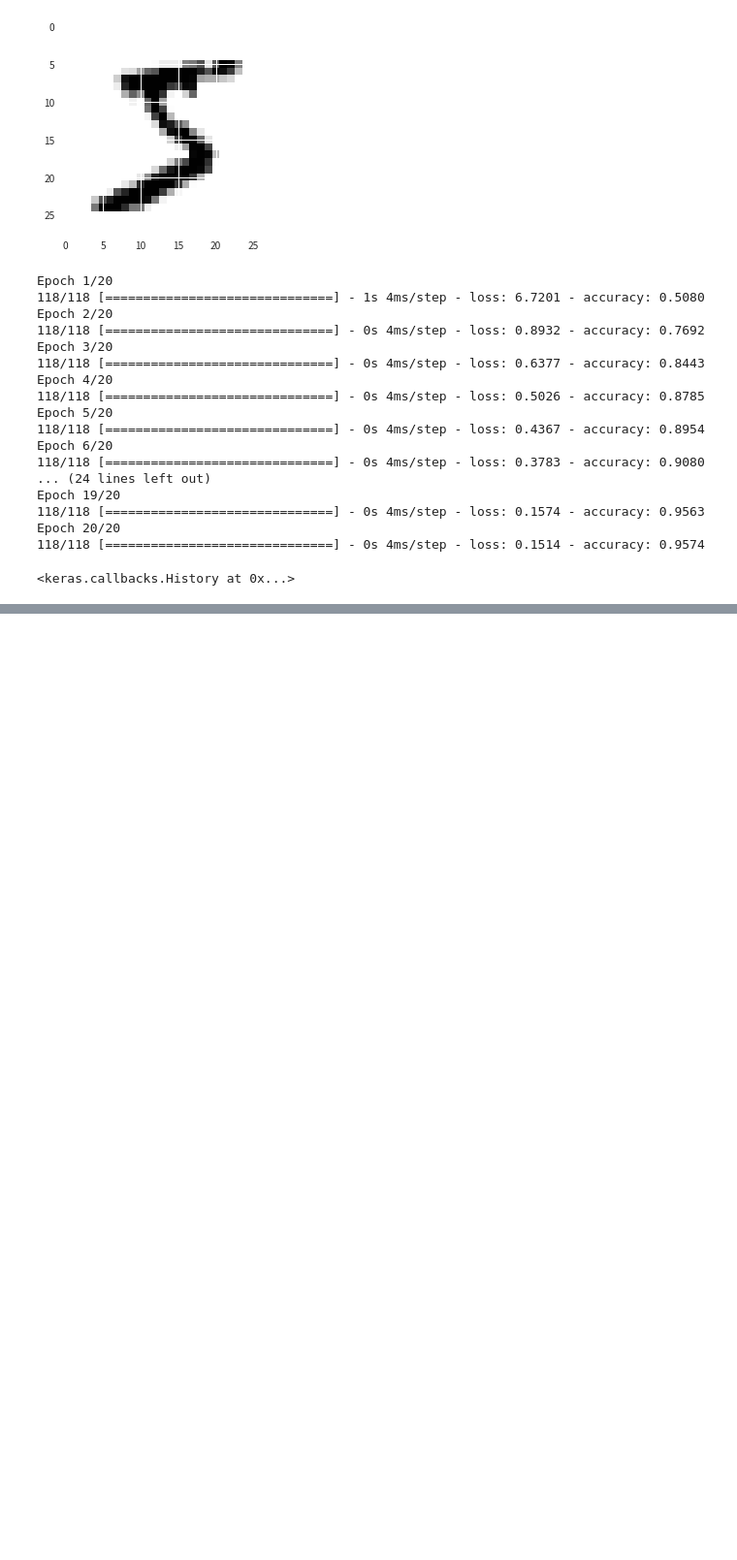
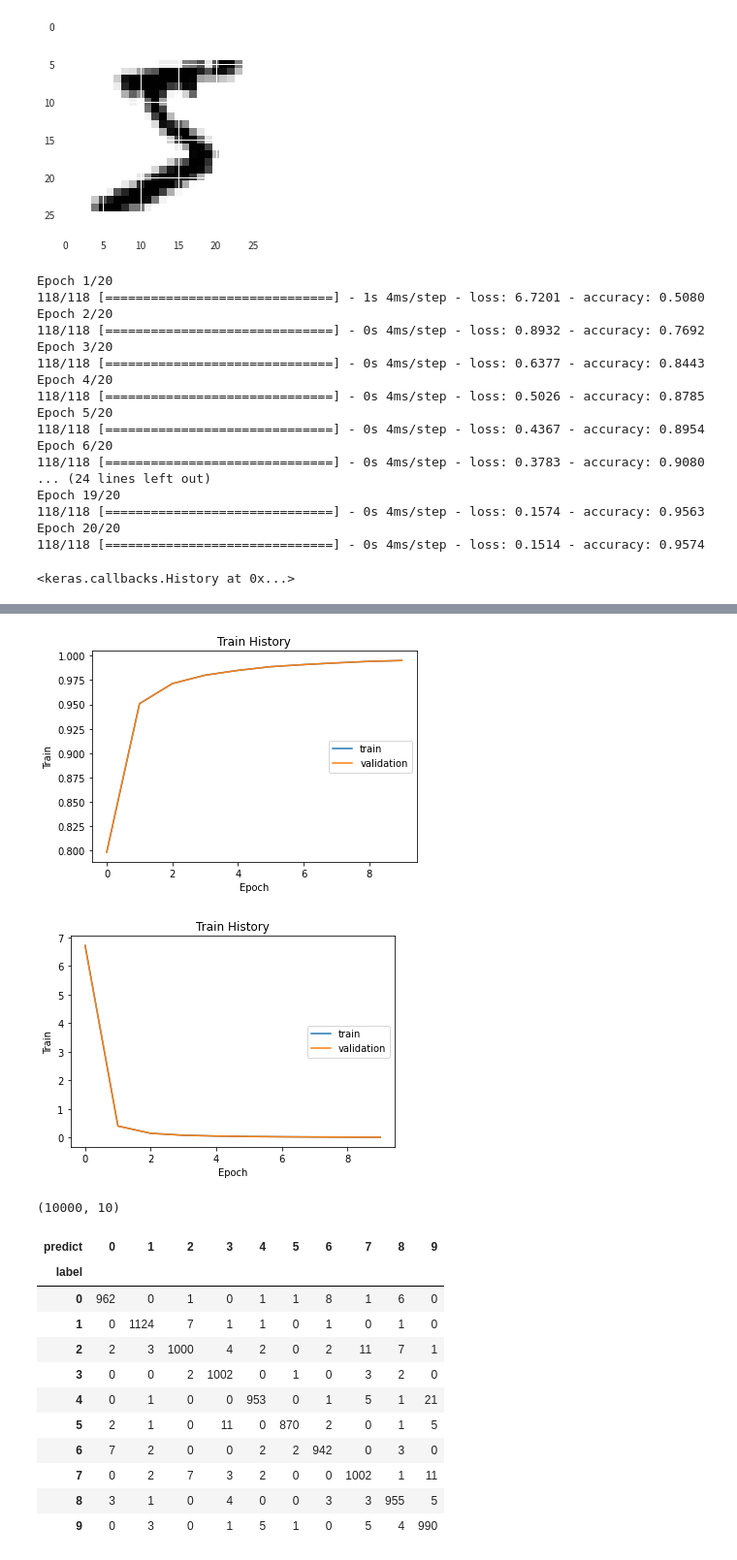
Before and after one commit to a2253390168/AI-, a Jupyter notebook: 「B07090040_ipynb」的副本.ipynb, the cells around one changed output, grey strips where cells are left out. Shown: that part at 97% size. Saved outputs shown, nothing was run; the diff lists cells and outputs as text; code cells hidden in the pictures; blank space fills up the shorter version.

```diff
--- a/「B07090040_ipynb」的副本.ipynb
+++ b/「B07090040_ipynb」的副本.ipynb
@@ -754,0 +759,13 @@ wn.synsets('dog')
+# %%
+from tensorflow import keras
+from keras.models import Sequential
+from keras.layers import Dense, Conv2D, MaxPooling2D, Flatten
+model=Sequential()
+model.add(Conv2D(filters=16, kernel_size=(5, 5), input_shape=(28, 28, 1), activation='relu'))
+model.add(MaxPooling2D(pool_size=(2, 2)))
+#model.add(Conv2D(filters=36, kernel_size=(5, 5), activation='relu'))
+#model.add(MaxPooling2D(pool_size=(2, 2)))
+model.add(Flatten())
+model.add(Dense(10, activation='softmax'))
+model.summary()
+model.compile(optimizer='rmsprop', loss='categorical_crossentropy', metrics=['accuracy'])
@@ -754,0 +791,6 @@ wn.synsets('dog')
+# %%
+mnist=keras.datasets.mnist
+(train_data, train_label), (test_data, test_label) = mnist.load_data()
+test_label_original=test_label #for crosstab
+train_label = keras.utils.to_categorical(train_label)
+test_label = keras.utils.to_categorical(test_label)
@@ -754,0 +801,2 @@ wn.synsets('dog')
+# %%
+train_history=model.fit(train_data,train_label,epochs=10,batch_size=512)
@@ -754,0 +830,39 @@ wn.synsets('dog')
+# %%
+#繪製正確性與損失立歷史圖
+import matplotlib.pyplot as plt
+import numpy as np
+
+def show_train_history(train_history, train, validation):
+    plt.plot(train_history.history[train])
+    plt.plot(train_history.history[validation])
+    plt.title('Train History')
+    plt.ylabel('Train')
+    plt.xlabel('Epoch')
+    plt.legend(['train', 'validation'], loc='center right')
+    plt.show()
+
+show_train_history(train_history, 'accuracy', 'accuracy')
+show_train_history(train_history, 'loss', 'loss')
+
+# Confusion Matrix混淆矩陣
+import pandas as pd
+prediction = model.predict(test_data)
+prediction_label=np.argmax(prediction,axis=1)
+print(test_label.shape)
+pd.crosstab(test_label_original, prediction_label, rownames=['label'], colnames=['predict'])
+# %% [output]
+[figure, added]
+[figure, added]
+(10000, 10)
+| predict | 0 | 1 | 2 | 3 | 4 | 5 | 6 | 7 | 8 | 9 |
+| label |  |  |  |  |  |  |  |  |  |  |
+| 0 | 962 | 0 | 1 | 0 | 1 | 1 | 8 | 1 | 6 | 0 |
+| 1 | 0 | 1124 | 7 | 1 | 1 | 0 | 1 | 0 | 1 | 0 |
+| 2 | 2 | 3 | 1000 | 4 | 2 | 0 | 2 | 11 | 7 | 1 |
+| 3 | 0 | 0 | 2 | 1002 | 0 | 1 | 0 | 3 | 2 | 0 |
+| 4 | 0 | 1 | 0 | 0 | 953 | 0 | 1 | 5 | 1 | 21 |
+| 5 | 2 | 1 | 0 | 11 | 0 | 870 | 2 | 0 | 1 | 5 |
+| 6 | 7 | 2 | 0 | 0 | 2 | 2 | 942 | 0 | 3 | 0 |
+| 7 | 0 | 2 | 7 | 3 | 2 | 0 | 0 | 1002 | 1 | 11 |
+| 8 | 3 | 1 | 0 | 4 | 0 | 0 | 3 | 3 | 955 | 5 |
+| 9 | 0 | 3 | 0 | 1 | 5 | 1 | 0 | 5 | 4 | 990 |
```
Also changed, not shown: parts of 50 cells of this notebook.
